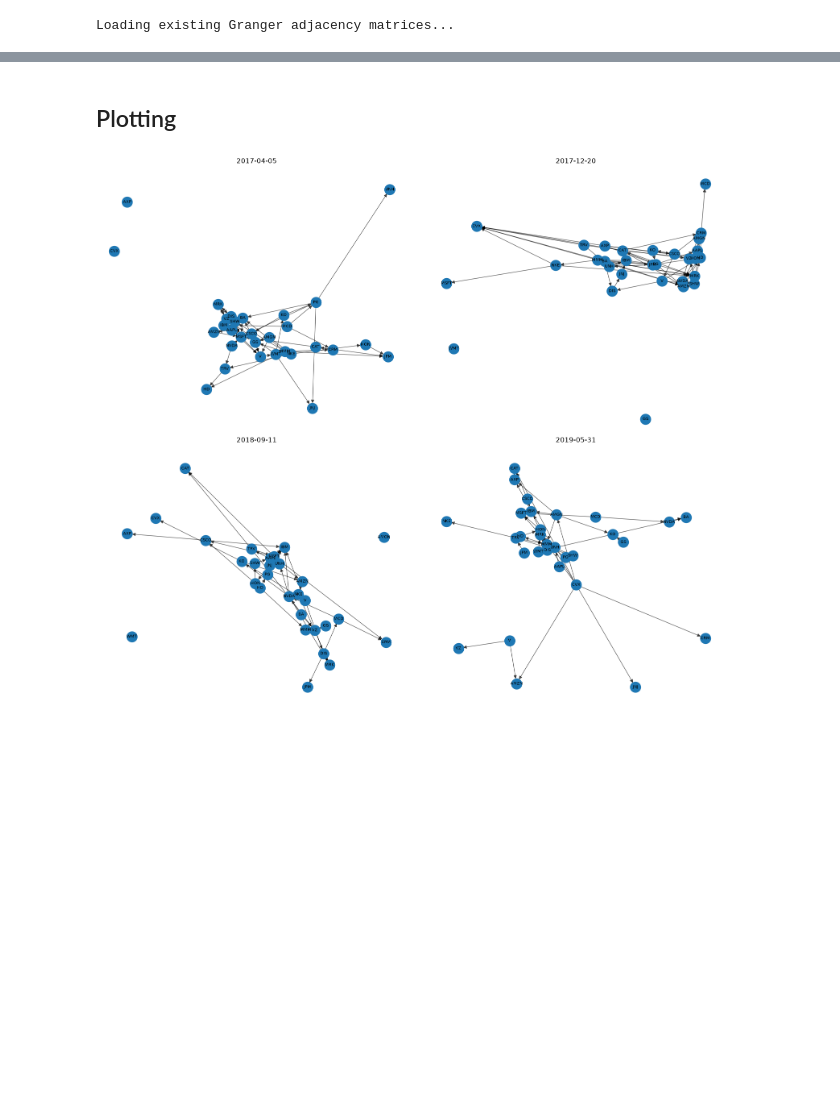
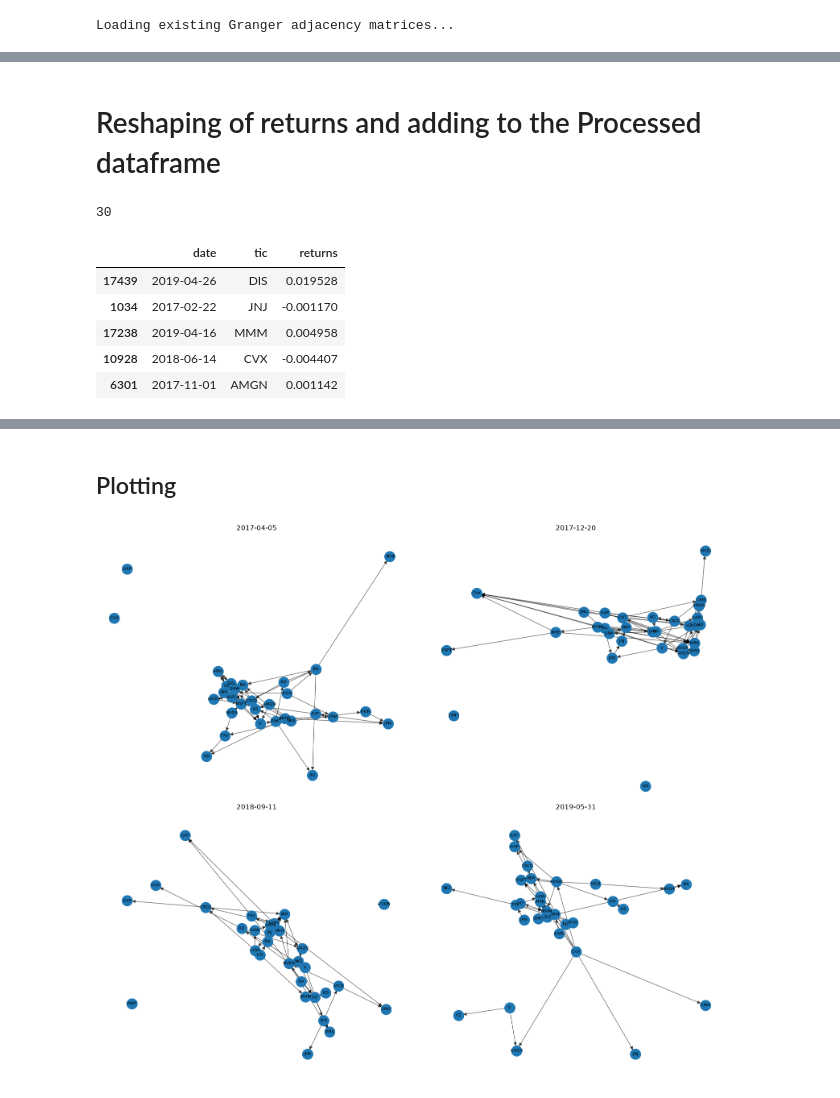
Before and after one commit to Trisrobi/MasterThesis, a Jupyter notebook: V0_Baseline.ipynb, the cells around one changed output, grey strips where cells are left out. Saved outputs shown, nothing was run; the diff lists cells and outputs as text; code cells hidden in the pictures; blank space fills up the shorter version.

```diff
--- a/V0_Baseline.ipynb
+++ b/V0_Baseline.ipynb
@@ -397,0 +430,2 @@ Loading existing Granger adjacency matrices...
+# %% [markdown]
+# Reshaping of returns and adding to the Processed dataframe
@@ -397,0 +435,12 @@ Loading existing Granger adjacency matrices...
+# %%
+
+print(processed["returns"].isna().sum())
+processed[["date", "tic", "returns"]].sample(5)
+# %% [output]
+30
+|  | date | tic | returns |
+| 17439 | 2019-04-26 | DIS | 0.019528 |
+| 1034 | 2017-02-22 | JNJ | -0.001170 |
+| 17238 | 2019-04-16 | MMM | 0.004958 |
+| 10928 | 2018-06-14 | CVX | -0.004407 |
+| 6301 | 2017-11-01 | AMGN | 0.001142 |
```
Also changed, not shown: parts of 16 cells of this notebook, 2 other files.
